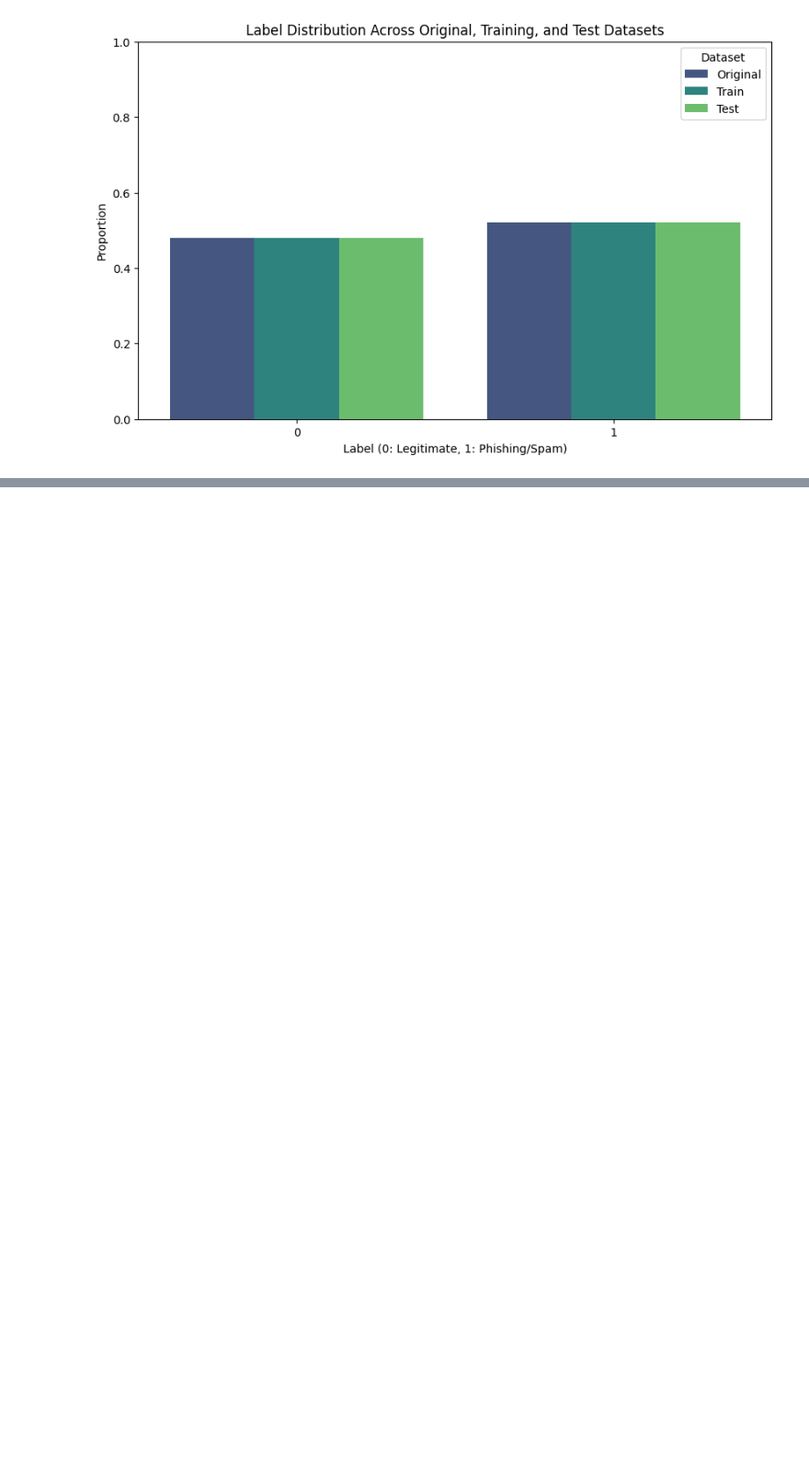
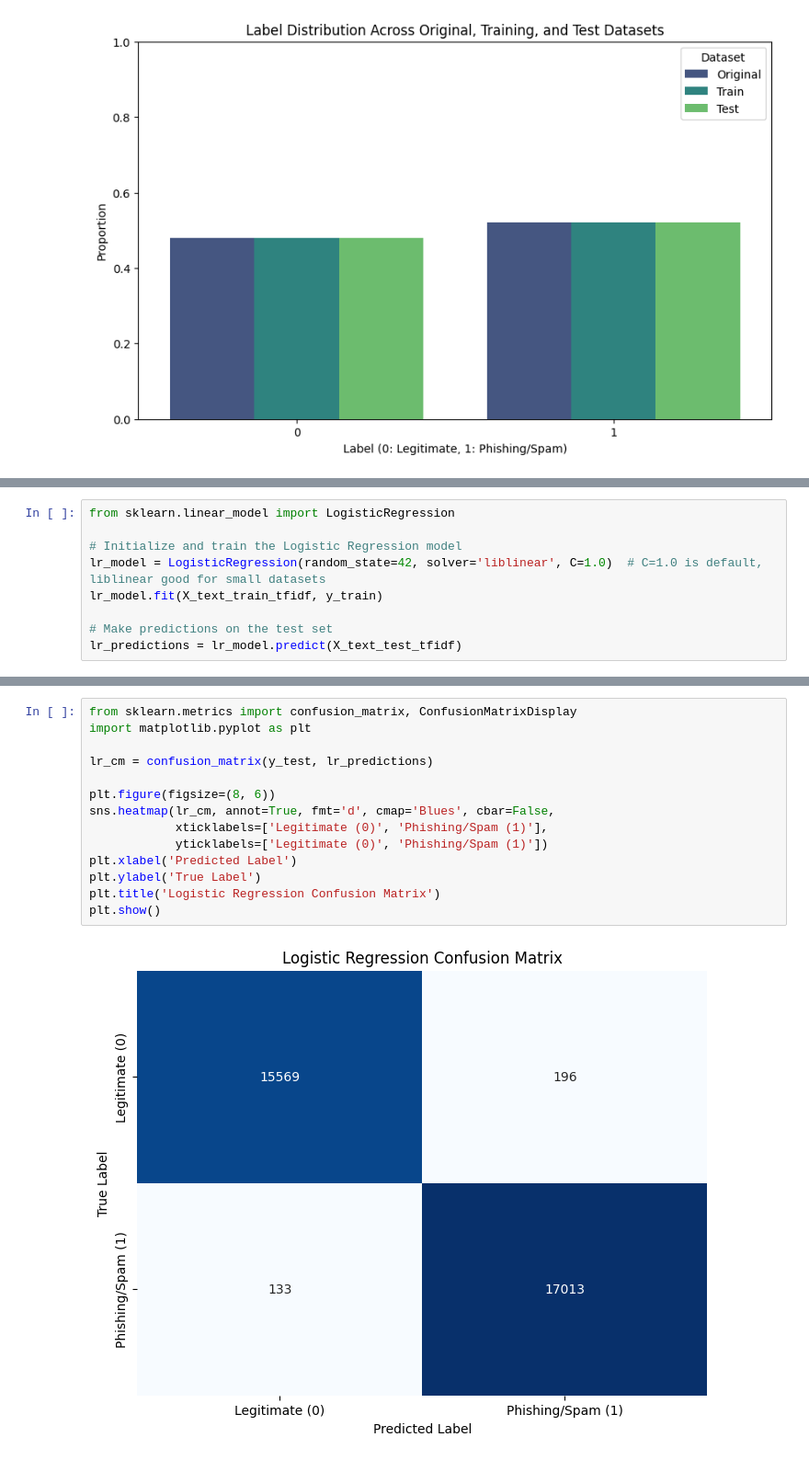
Before and after one commit to Inn0cent-Zer0/AI_detection_phishing_mails, a Jupyter notebook: AI_phishing_detection.ipynb, the cells around one changed output, grey strips where cells are left out. Shown at 92% size. Drawn from its saved outputs; the diff is of its cells as text; blank space fills up the shorter version.

```diff
--- a/AI_phishing_detection.ipynb
+++ b/AI_phishing_detection.ipynb
@@ -746,0 +786,9 @@ plt.show()
+# %%
+from sklearn.linear_model import LogisticRegression
+
+# Initialize and train the Logistic Regression model
+lr_model = LogisticRegression(random_state=42, solver='liblinear', C=1.0)  # C=1.0 is default, liblinear good for small datasets
+lr_model.fit(X_text_train_tfidf, y_train)
+
+# Make predictions on the test set
+lr_predictions = lr_model.predict(X_text_test_tfidf)
@@ -746,0 +822,16 @@ plt.show()
+# %%
+from sklearn.metrics import confusion_matrix, ConfusionMatrixDisplay
+import matplotlib.pyplot as plt
+
+lr_cm = confusion_matrix(y_test, lr_predictions)
+
+plt.figure(figsize=(8, 6))
+sns.heatmap(lr_cm, annot=True, fmt='d', cmap='Blues', cbar=False,
+            xticklabels=['Legitimate (0)', 'Phishing/Spam (1)'],
+            yticklabels=['Legitimate (0)', 'Phishing/Spam (1)'])
+plt.xlabel('Predicted Label')
+plt.ylabel('True Label')
+plt.title('Logistic Regression Confusion Matrix')
+plt.show()
+# %% [output]
+[figure, added]
```
Also changed, not shown: parts of 24 cells of this notebook.
